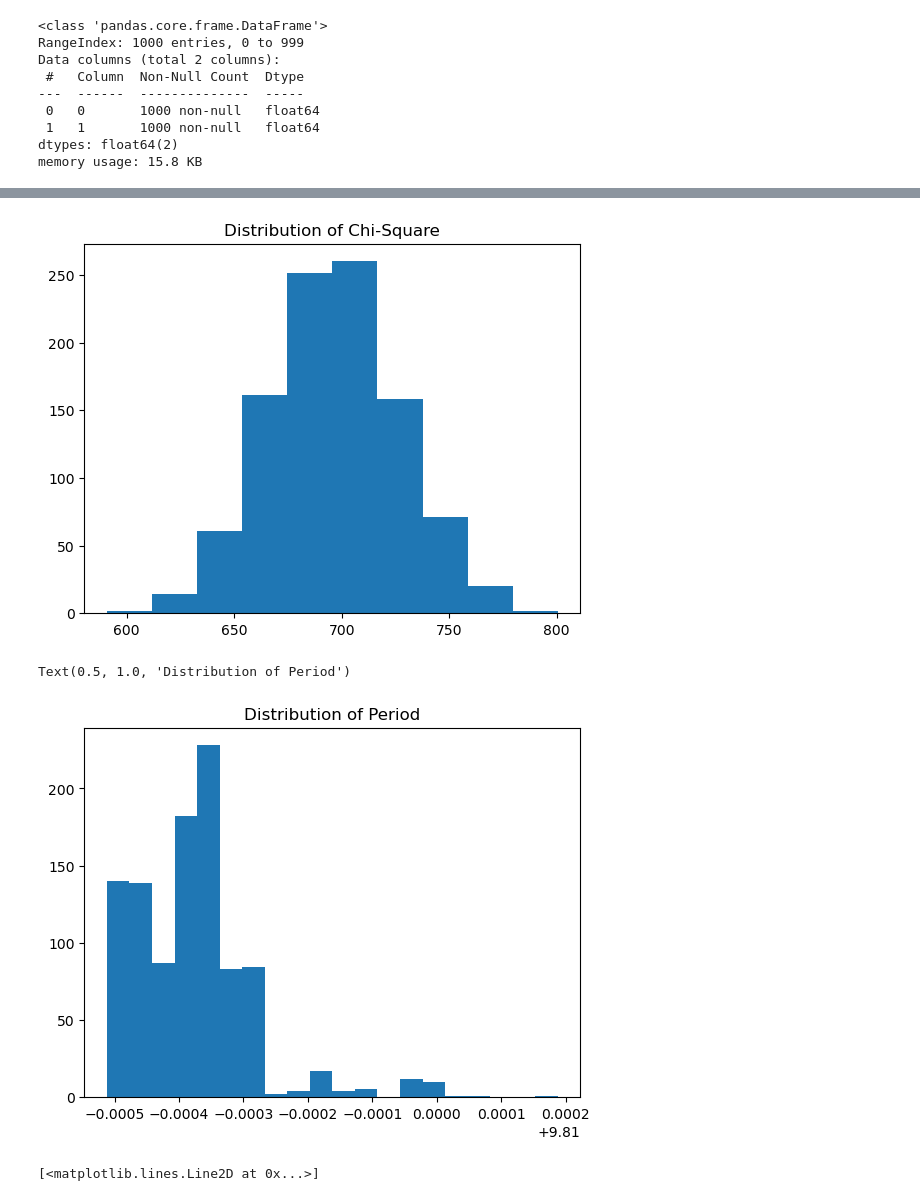
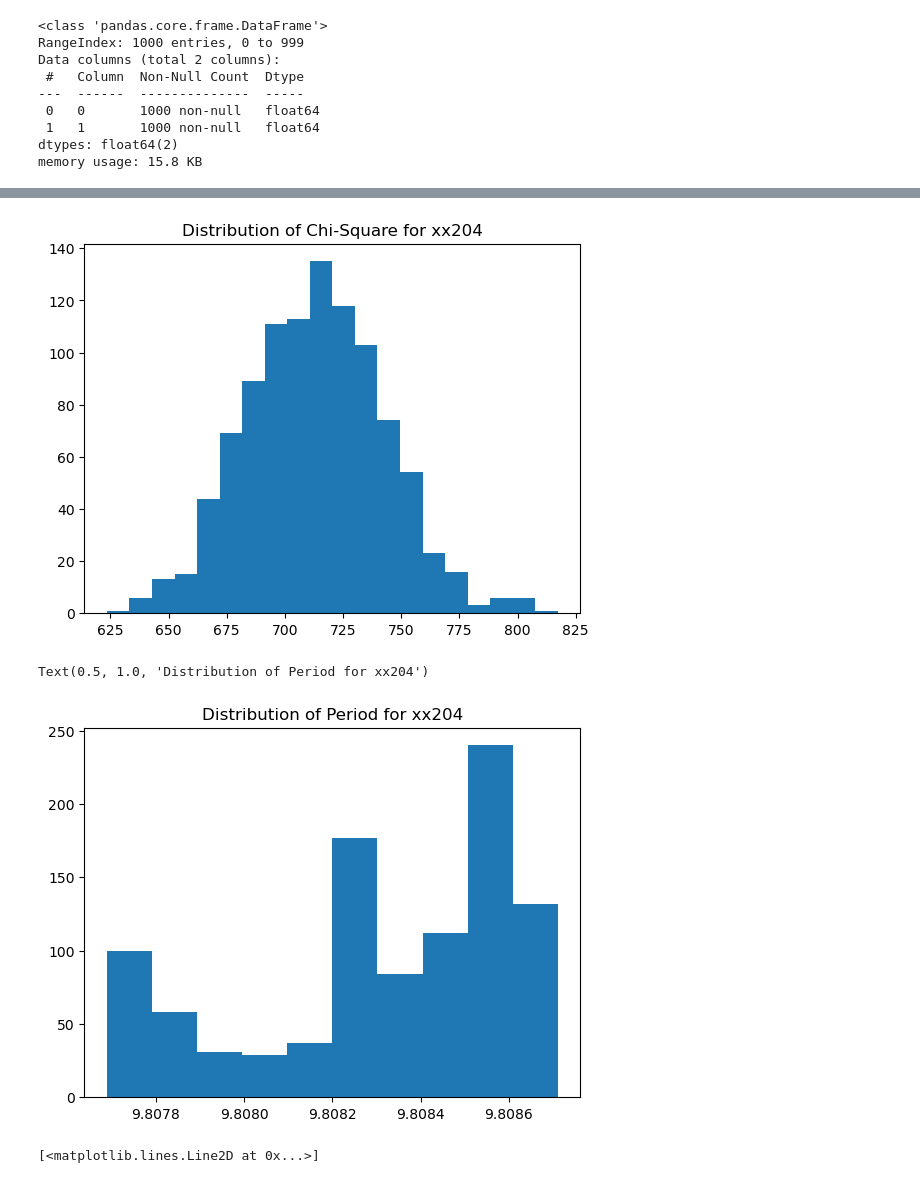
Before and after one commit to supremeKAI40/ULXP_thesis_analysis, a Jupyter notebook: nicer/nb_bootstrap_reportin.ipynb, the cells around one changed output, grey strips where cells are left out. Saved outputs shown, nothing was run; the diff lists cells and outputs as text; code cells hidden in the pictures.

```diff
--- a/nicer/nb_bootstrap_reportin.ipynb
+++ b/nicer/nb_bootstrap_reportin.ipynb
@@ -294,7 +294,7 @@ import pandas as pd
 import matplotlib.pyplot as plt
 import numpy as np
 # %%
-df201=pd.read_csv('./bootstrap_error/6050390201/periods.dat',header=None,sep=' ')
+df201=pd.read_csv('./bootstrap_error/6050390201/periods1.dat',header=None,sep=' ')
 df204=pd.read_csv('./bootstrap_error/6050390204/periods.dat',header=None,sep=' ')
 df227=pd.read_csv('./bootstrap_error/6050390227/periods.dat',header=None,sep=' ')
 df244=pd.read_csv('./bootstrap_error/6050390244/periods.dat',header=None,sep=' ')
@@ -339,15 +339,15 @@ def plot_dist(df,bins):
     plt.title("Distribution of period estimates")
     plt.show()
 # %%
-plt.hist(df201[1],10)
-plt.title('Distribution of Chi-Square')
+plt.hist(df201[1],20)
+plt.title('Distribution of Chi-Square for xx204')
 plt.show()
-plt.hist(df201[0],20)
-plt.title('Distribution of Period')
+plt.hist(df201[0],10)
+plt.title('Distribution of Period for xx204')
 # %% [output]
-[figure, old version]
+[figure, new version]
-Text(0.5, 1.0, 'Distribution of Period')
+Text(0.5, 1.0, 'Distribution of Period for xx204')
-[figure, old version]
+[figure, new version]
 # %%
 plt.plot(df227[0],'r')
 plt.plot(df227a[0],'r')
```
Also changed, not shown: parts of 3 cells of this notebook, 8 other files.
